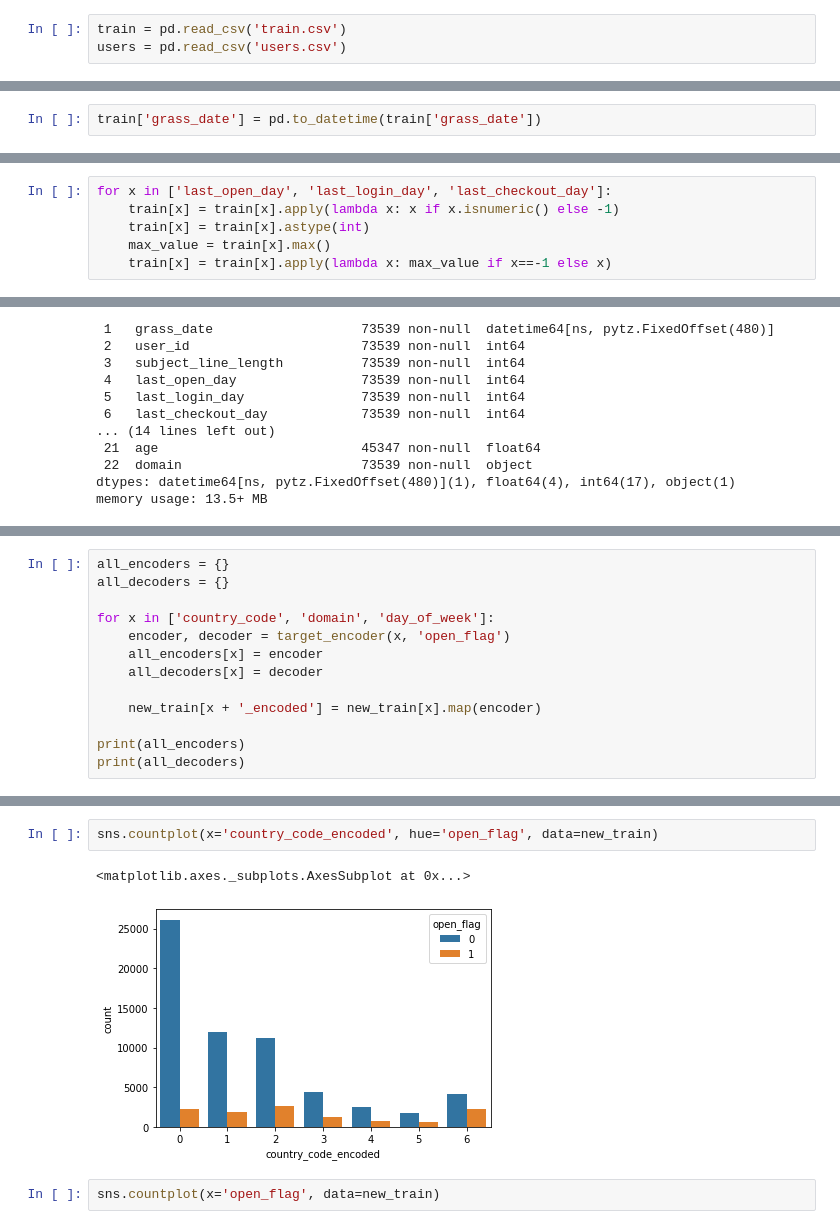
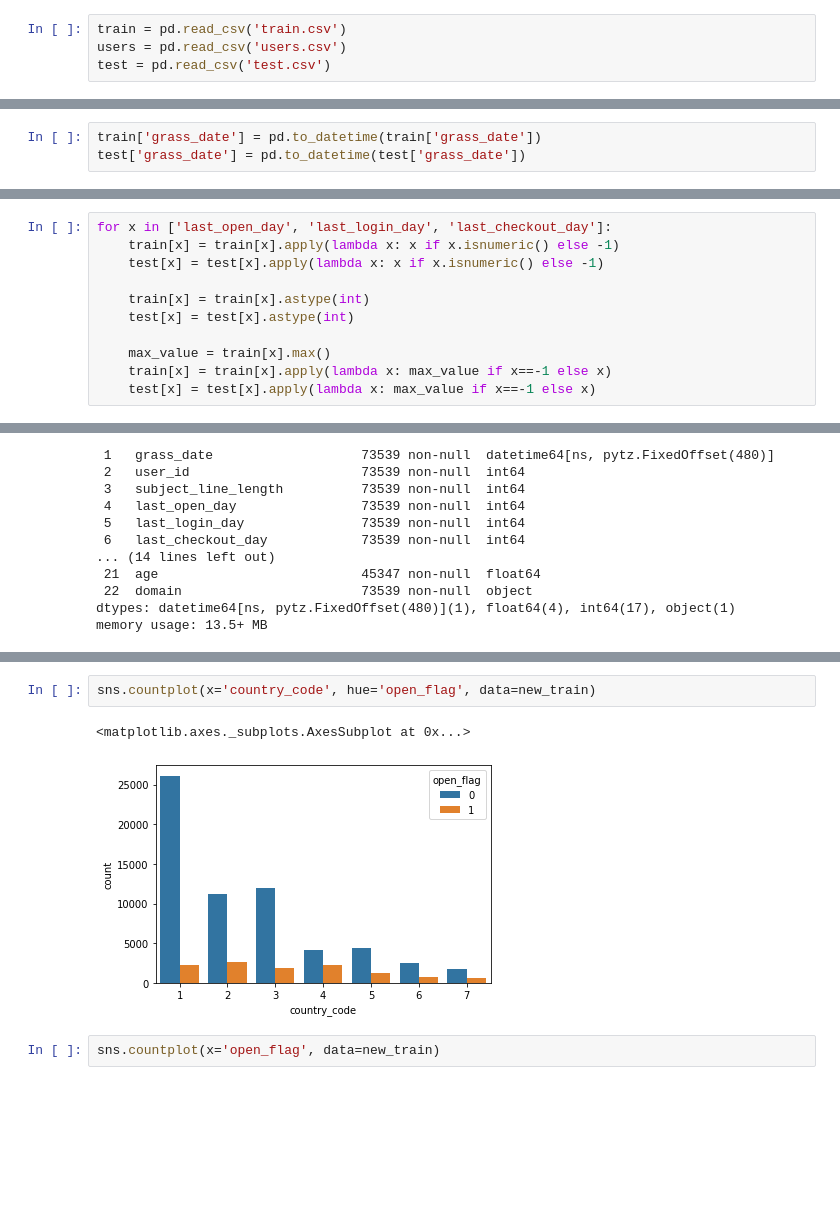
Before and after one commit to TanHaus/Shopee-CodeLeague-2020, a Jupyter notebook: marketing_analytics/explore.ipynb, the cells around one changed output, grey strips where cells are left out. Drawn from its saved outputs; the diff is of its cells as text; blank space fills up the shorter version.

Commit message:
training and cleaning notebook

```diff
--- a/marketing_analytics/explore.ipynb
+++ b/marketing_analytics/explore.ipynb
@@ -6,3 +6,4 @@ import seaborn as sns
 # %%
 train = pd.read_csv('train.csv')
 users = pd.read_csv('users.csv')
+test = pd.read_csv('test.csv')
@@ -44,6 +49,7 @@ dtypes: int64(14), object(4)
 memory usage: 10.1+ MB
 # %%
 train['grass_date'] = pd.to_datetime(train['grass_date'])
+test['grass_date'] = pd.to_datetime(test['grass_date'])
 # %%
 for x in ['last_open_day', 'last_login_day', 'last_checkout_day']:
     print(train[~train[x].str.isnumeric()][x].unique())
@@ -58,9 +64,14 @@ for x in ['last_open_day', 'last_login_day', 'last_checkout_day']:
 # %%
 for x in ['last_open_day', 'last_login_day', 'last_checkout_day']:
     train[x] = train[x].apply(lambda x: x if x.isnumeric() else -1)
+    test[x] = test[x].apply(lambda x: x if x.isnumeric() else -1)
+
     train[x] = train[x].astype(int)
+    test[x] = test[x].astype(int)
+
     max_value = train[x].max()
     train[x] = train[x].apply(lambda x: max_value if x==-1 else x)
+    test[x] = test[x].apply(lambda x: max_value if x==-1 else x)
 # %%
 train.iloc[1739]
 # %% [output]
@@ -219,13 +208,0 @@ target_encoder('domain', 'open_flag')
-# %%
-all_encoders = {}
-all_decoders = {}
-
-for x in ['country_code', 'domain', 'day_of_week']:
-    encoder, decoder = target_encoder(x, 'open_flag')
-    all_encoders[x] = encoder
-    all_decoders[x] = decoder
-
-    new_train[x + '_encoded'] = new_train[x].map(encoder)
-
-print(all_encoders)
-print(all_decoders)
@@ -255,8 +209,8 @@ memory usage: 15.7+ MB
 # %%
-sns.countplot(x='country_code_encoded', hue='open_flag', data=new_train)
+sns.countplot(x='country_code', hue='open_flag', data=new_train)
 # %% [output]
 <matplotlib.axes._subplots.AxesSubplot at 0x...>
-[figure, old version]
+[figure, new version]
 # %%
 sns.countplot(x='open_flag', data=new_train)
 # %% [output]
```
Also changed, not shown: parts of 29 cells of this notebook, 1 other file.
